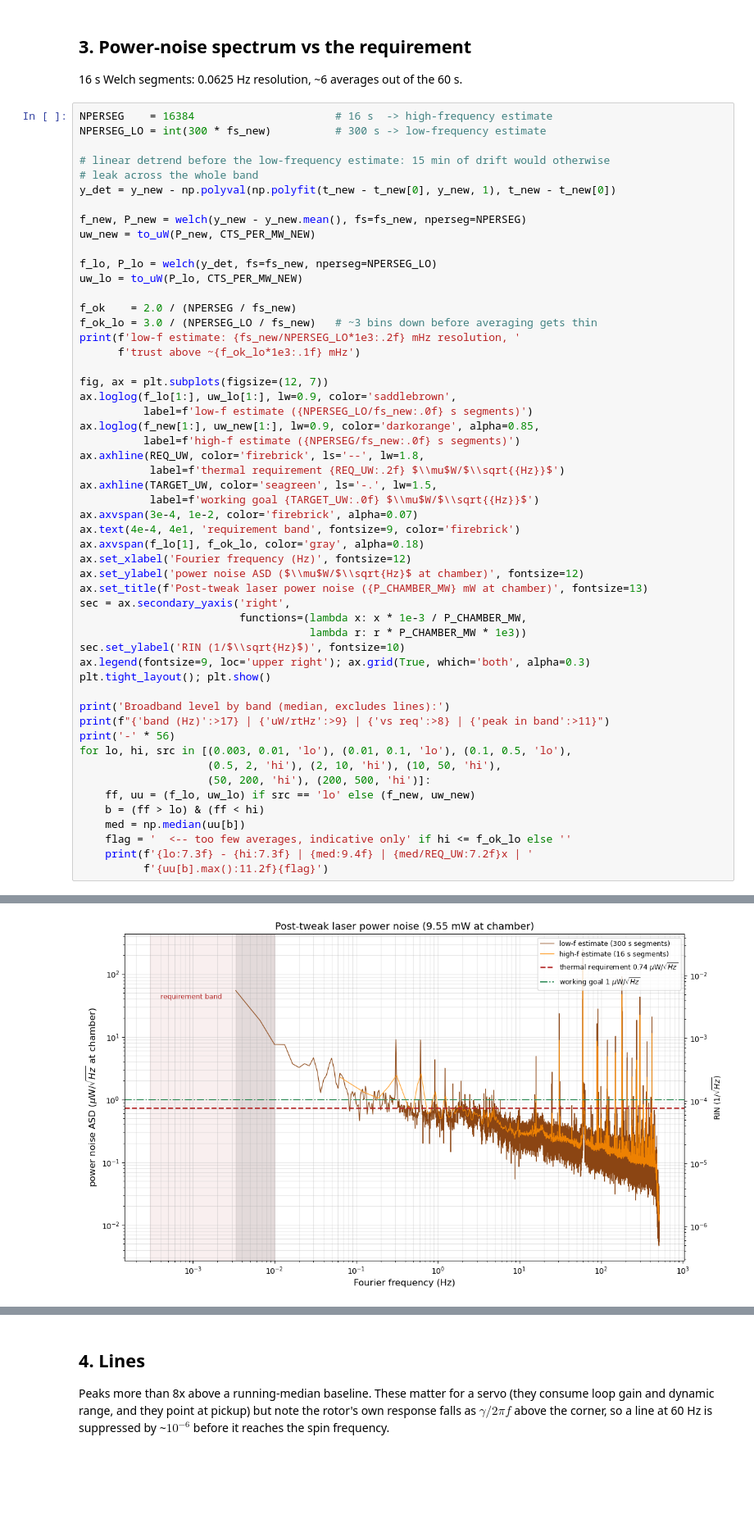
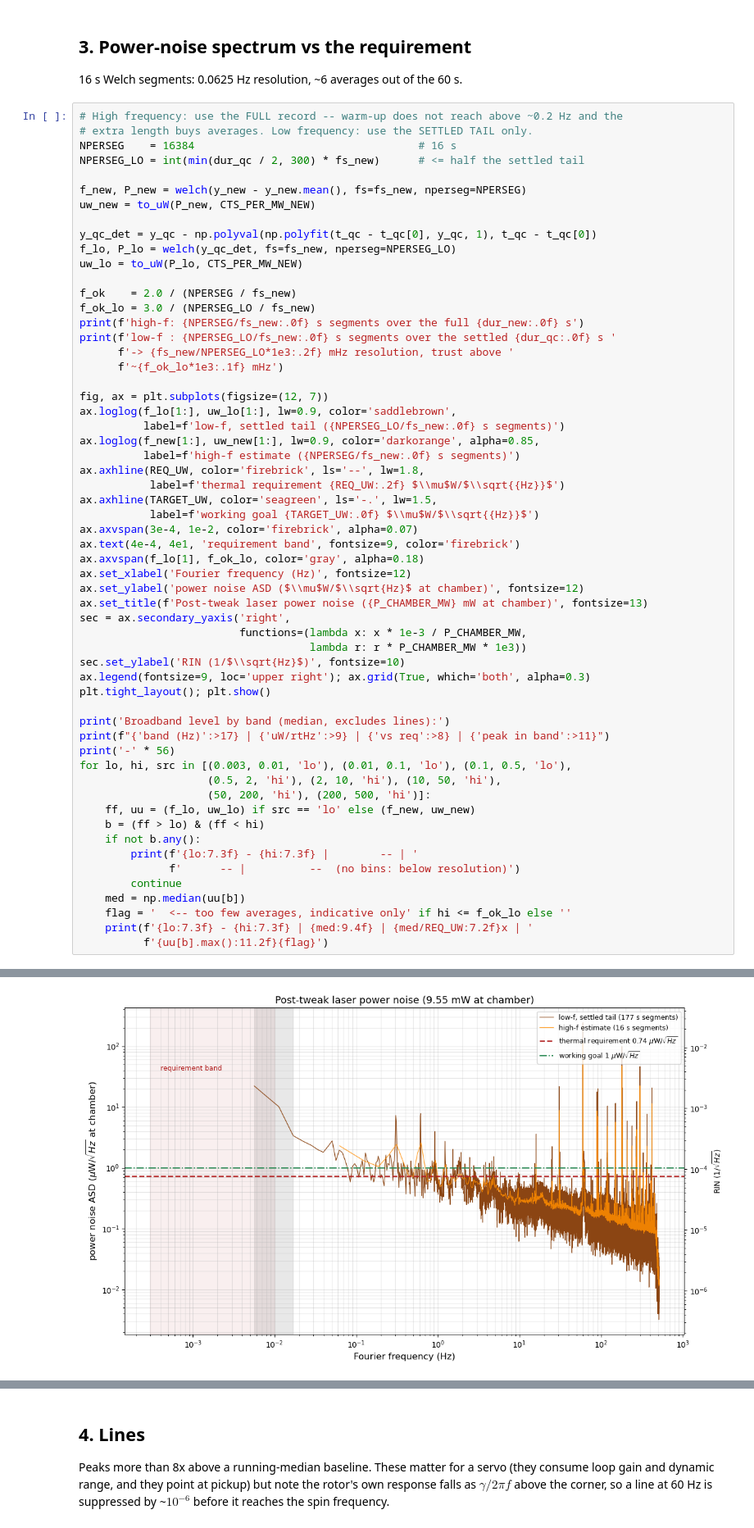
Before and after one commit to Moore-Lab/Decay-Sail, a Jupyter notebook: analysis/laser_rin.ipynb, the cells around one changed output, grey strips where cells are left out. Shown at 82% size. Cells and saved outputs as stored; diff of their text form; blank space fills up the shorter version.

```diff
--- a/analysis/laser_rin.ipynb
+++ b/analysis/laser_rin.ipynb
@@ -161,27 +287,28 @@ plt.tight_layout(); plt.show()
 
 16 s Welch segments: 0.0625 Hz resolution, ~6 averages out of the 60 s.
 # %%
-NPERSEG    = 16384                      # 16 s  -> high-frequency estimate
-NPERSEG_LO = int(300 * fs_new)          # 300 s -> low-frequency estimate
-
-# linear detrend before the low-frequency estimate: 15 min of drift would otherwise
-# leak across the whole band
-y_det = y_new - np.polyval(np.polyfit(t_new - t_new[0], y_new, 1), t_new - t_new[0])
+# High frequency: use the FULL record -- warm-up does not reach above ~0.2 Hz and the
+# extra length buys averages. Low frequency: use the SETTLED TAIL only.
+NPERSEG    = 16384                                   # 16 s
+NPERSEG_LO = int(min(dur_qc / 2, 300) * fs_new)      # <= half the settled tail
 
 f_new, P_new = welch(y_new - y_new.mean(), fs=fs_new, nperseg=NPERSEG)
 uw_new = to_uW(P_new, CTS_PER_MW_NEW)
 
-f_lo, P_lo = welch(y_det, fs=fs_new, nperseg=NPERSEG_LO)
+y_qc_det = y_qc - np.polyval(np.polyfit(t_qc - t_qc[0], y_qc, 1), t_qc - t_qc[0])
+f_lo, P_lo = welch(y_qc_det, fs=fs_new, nperseg=NPERSEG_LO)
 uw_lo = to_uW(P_lo, CTS_PER_MW_NEW)
 
 f_ok    = 2.0 / (NPERSEG / fs_new)
-f_ok_lo = 3.0 / (NPERSEG_LO / fs_new)   # ~3 bins down before averaging gets thin
-print(f'low-f estimate: {fs_new/NPERSEG_LO*1e3:.2f} mHz resolution, '
-      f'trust above ~{f_ok_lo*1e3:.1f} mHz')
+f_ok_lo = 3.0 / (NPERSEG_LO / fs_new)
+print(f'high-f: {NPERSEG/fs_new:.0f} s segments over the full {dur_new:.0f} s')
+print(f'low-f : {NPERSEG_LO/fs_new:.0f} s segments over the settled {dur_qc:.0f} s '
+      f'-> {fs_new/NPERSEG_LO*1e3:.2f} mHz resolution, trust above '
+      f'~{f_ok_lo*1e3:.1f} mHz')
 
 fig, ax = plt.subplots(figsize=(12, 7))
 ax.loglog(f_lo[1:], uw_lo[1:], lw=0.9, color='saddlebrown',
-          label=f'low-f estimate ({NPERSEG_LO/fs_new:.0f} s segments)')
+          label=f'low-f, settled tail ({NPERSEG_LO/fs_new:.0f} s segments)')
 ax.loglog(f_new[1:], uw_new[1:], lw=0.9, color='darkorange', alpha=0.85,
           label=f'high-f estimate ({NPERSEG/fs_new:.0f} s segments)')
 ax.axhline(REQ_UW, color='firebrick', ls='--', lw=1.8,
@@ -209,6 +336,10 @@ for lo, hi, src in [(0.003, 0.01, 'lo'), (0.01, 0.1, 'lo'), (0.1, 0.5, 'lo'),
                     (50, 200, 'hi'), (200, 500, 'hi')]:
     ff, uu = (f_lo, uw_lo) if src == 'lo' else (f_new, uw_new)
     b = (ff > lo) & (ff < hi)
+    if not b.any():
+        print(f'{lo:7.3f} - {hi:7.3f} |        -- | '
+              f'      -- |          --  (no bins: below resolution)')
+        continue
     med = np.median(uu[b])
     flag = '  <-- too few averages, indicative only' if hi <= f_ok_lo else ''
     print(f'{lo:7.3f} - {hi:7.3f} | {med:9.4f} | {med/REQ_UW:7.2f}x | '
@@ -218,4 +350,4 @@ low-f estimate: 3.33 mHz resolution, trust above ~10.0 mHz
-[figure, old version]
+[figure, new version]
 Broadband level by band (median, excludes lines):
         band (Hz) |   uW/rtHz |   vs req | peak in band
 --------------------------------------------------------
```
Also changed, not shown: parts of 6 cells of this notebook.
